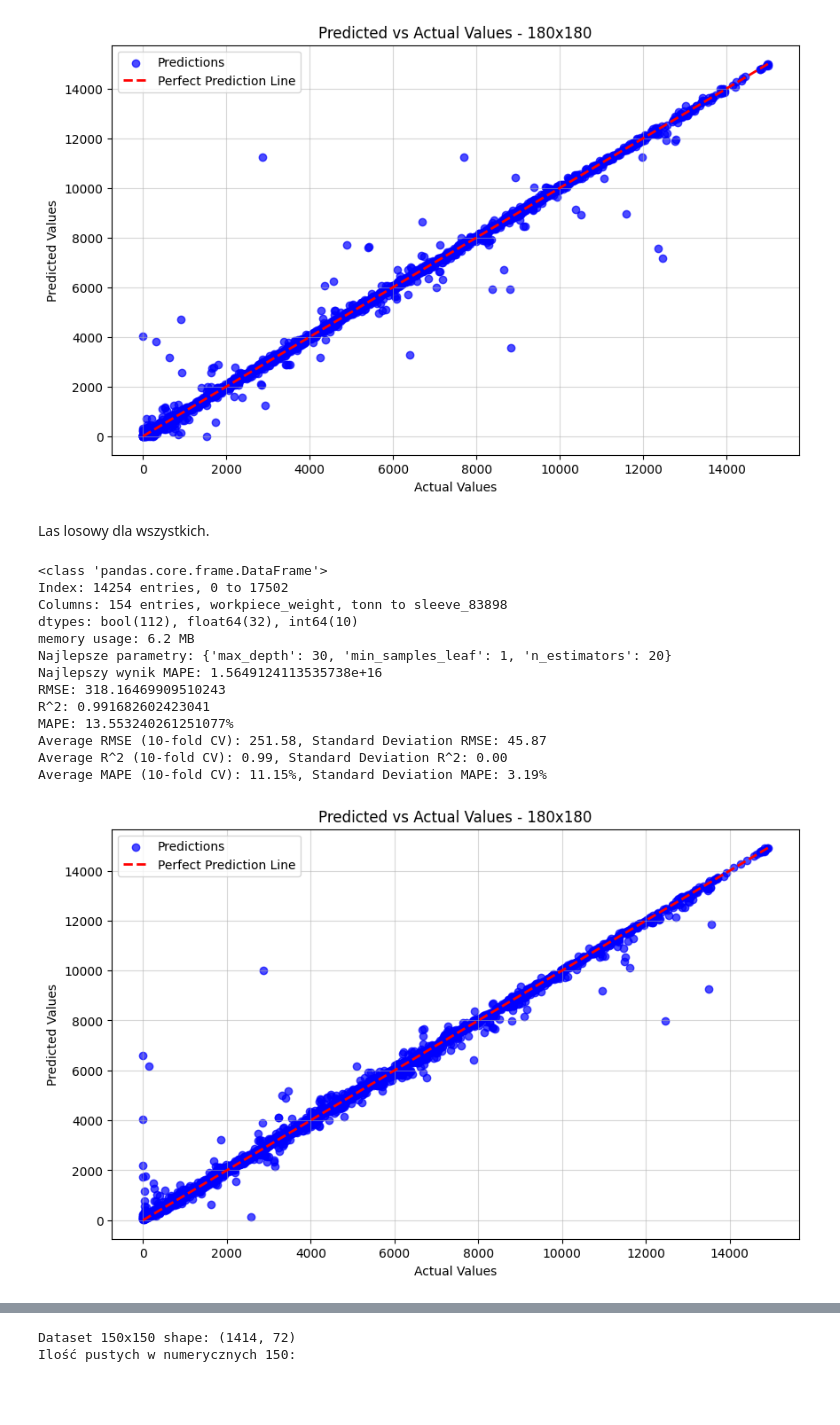
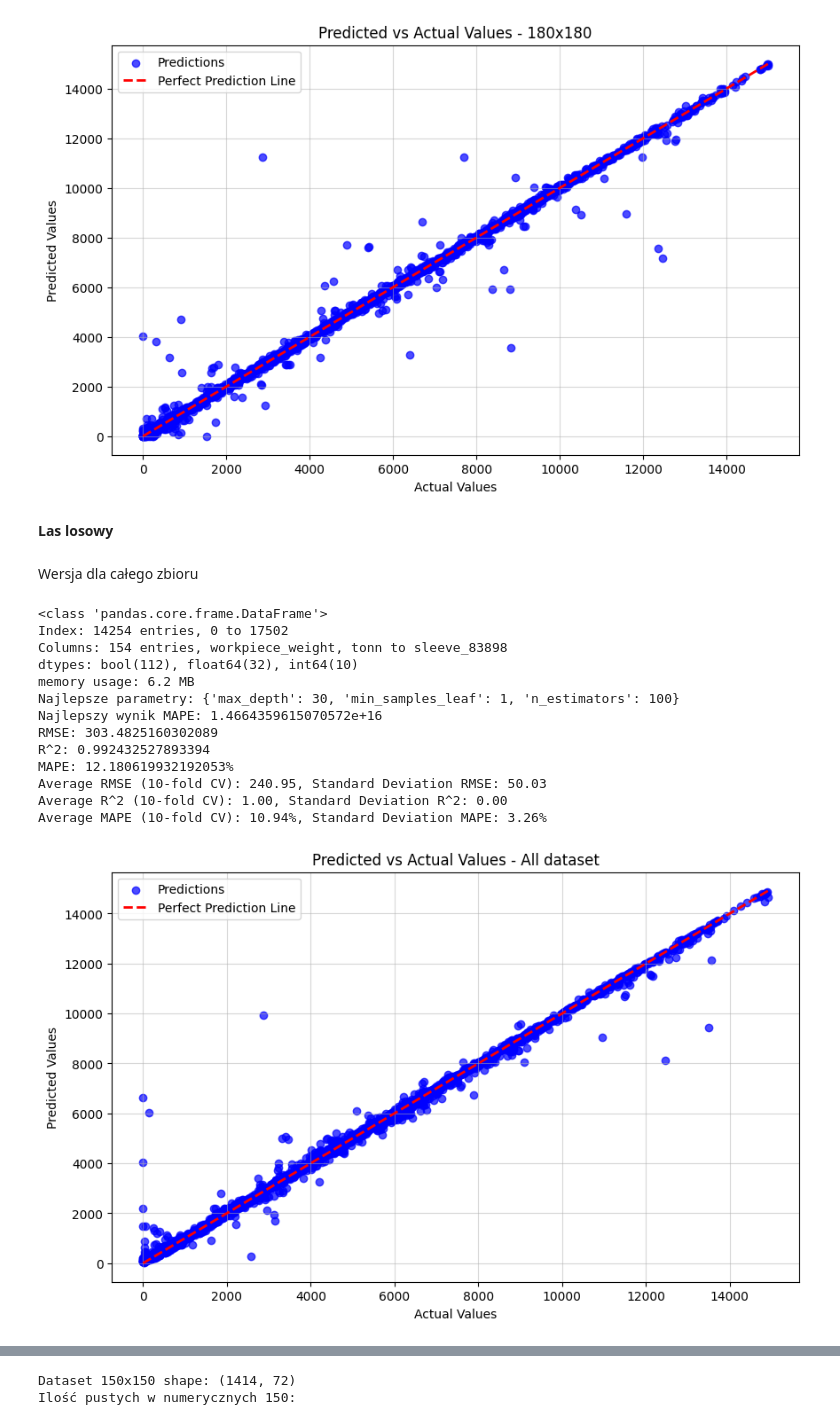
Before and after one commit to marus03/Engineer-s-Thesis, a Jupyter notebook: Untitled.ipynb, the cells around one changed output, grey strips where cells are left out. Saved outputs shown, nothing was run; the diff lists cells and outputs as text; code cells hidden in the pictures; blank space fills up the shorter version.

```diff
--- a/Untitled.ipynb
+++ b/Untitled.ipynb
@@ -72,6 +66,8 @@ dtype: float64
 # %% [markdown]
 Brakujące wartości Na podstawie zawartej informacji o % udziale pustych wartości w kolumnach możemy podjąć decyzję o usunięciu następujących kolumn: a) residuals_grab2, tonn b) technical_trim, tonn c) Sn, % d) Ce, % Ponaddto usunąć możemy dane zawierające datę, ponieważ zakładamy że zachowana została zasada i.i.d. (Independent and identically distributed), co oznacza, że nasze dany były zbierane w niezmieniających się warunkach i kolejnośc ich występowania nie ma dla nas znaczenia. a) date b) time_temperature_measurement1 c) time_temperature_measurement d)sample_time_continuous_caster 2 Na koniec usuwamy wiersze, gdzie wartości z kolumny RUL są puste (nie możemy uzupełnić kolumny z wartościami objaśnianymi) oraz wiersze, gdzie brakujące wartości występują w kolumnach "kind" oraz "quantity", ponieważ są to istotne kolumny dla naszej analizy, opisują ilość oraz rodzaj stali.
 # %%
-data = data.drop(["sample_time_continuous_caster", "residuals_grab2, tonn", "technical_trim, tonn", "Sn, %", "Ce, %", "date", "time_temperature_measurement1", "time_temperature_measurement2", "slag_weight_close_grab1, tonn"], axis="columns")
+data = data.drop(["sample_time_continuous_caster", "residuals_grab2, tonn",
+                  "technical_trim, tonn", "Sn, %", "Ce, %", "date", "time_temperature_measurement1",
+                  "time_temperature_measurement2", "slag_weight_close_grab1, tonn"], axis="columns")
 # %%
 data = data.dropna(subset=['RUL'])
@@ -750,8 +514,10 @@ Average RMSE (10-fold CV): 302.09, Standard Deviation RMSE: 46.14
 Average R^2 (10-fold CV): 0.99, Standard Deviation R^2: 0.00
 Average MAPE (10-fold CV): 7.60%, Standard Deviation MAPE: 2.00%
 [figure]
+# %% [markdown]
+**Las losowy**
 # %% [markdown]
-Las losowy dla wszystkich.
+Wersja dla całego zbioru
 # %%
 from sklearn.model_selection import train_test_split, cross_val_score, KFold, GridSearchCV
 from sklearn.ensemble import RandomForestRegressor
@@ -777,7 +543,7 @@ X_train, X_test, y_train, y_test = train_test_split(X, y, test_size=0.2, random_
 
 # Parametry do przetestowania w GridSearch
 param_grid = {
-    'n_estimators': [10, 20],            # Liczba drzew
+    'n_estimators': [100, 200],            # Liczba drzew
     'max_depth': [10, 20, 30],             # Maksymalna głębokość drzewa
     'min_samples_leaf': [1, 2, 5, 10]      # Minimalna liczba próbek w liściu
 }
@@ -820,42 +586,39 @@ mape_scorer = make_scorer(mape, greater_is_better=False)
 
 # Wyniki kroswalidacji dla najlepszego modelu
 rmse_scores = cross_val_score(best_forest_model, X, y, cv=kf, scoring=rmse_scorer)
 print(f"Average RMSE (10-fold CV): {np.mean(np.abs(rmse_scores)):.2f}, Standard Deviation RMSE: {np.std(rmse_scores):.2f}")
 
 r2_scores = cross_val_score(best_forest_model, X, y, cv=kf, scoring='r2')
 print(f"Average R^2 (10-fold CV): {np.mean(r2_scores):.2f}, Standard Deviation R^2: {np.std(r2_scores):.2f}")
 
 mape_scores = cross_val_score(best_forest_model, X, y, cv=kf, scoring=mape_scorer)
 print(f"Average MAPE (10-fold CV): {np.mean(np.abs(mape_scores)):.2f}%, Standard Deviation MAPE: {np.std(mape_scores):.2f}%")
 
 # Rysowanie wykresu Predykcja vs Rzeczywiste wartości
 plt.figure(figsize=(10, 6))
 
-# Scatter plot
 plt.scatter(y_test, y_pred, alpha=0.7, color='blue', label='Predictions')
 plt.plot([y_test.min(), y_test.max()], [y_test.min(), y_test.max()], color='red', linestyle='--', linewidth=2, label='Perfect Prediction Line')
 
-# Adding labels and title
 plt.title("Predicted vs Actual Values - All dataset")
 plt.xlabel("Actual Values")
 plt.ylabel("Predicted Values")
 plt.legend()
 plt.grid(alpha=0.5)
 
-# Display plot
 plt.show()
 # %% [output]
 <class 'pandas.core.frame.DataFrame'>
 Index: 14254 entries, 0 to 17502
 Columns: 154 entries, workpiece_weight, tonn to sleeve_83898
 dtypes: bool(112), float64(32), int64(10)
 memory usage: 6.2 MB
-Najlepsze parametry: {'max_depth': 30, 'min_samples_leaf': 1, 'n_estimators': 20}
-Najlepszy wynik MAPE: 1.5649124113535738e+16
-RMSE: 318.16469909510243
-R^2: 0.991682602423041
-MAPE: 13.553240261251077%
-Average RMSE (10-fold CV): 251.58, Standard Deviation RMSE: 45.87
-Average R^2 (10-fold CV): 0.99, Standard Deviation R^2: 0.00
-Average MAPE (10-fold CV): 11.15%, Standard Deviation MAPE: 3.19%
+Najlepsze parametry: {'max_depth': 30, 'min_samples_leaf': 1, 'n_estimators': 100}
+Najlepszy wynik MAPE: 1.4664359615070572e+16
+RMSE: 303.4825160302089
+R^2: 0.992432527893394
+MAPE: 12.180619932192053%
+Average RMSE (10-fold CV): 240.95, Standard Deviation RMSE: 50.03
+Average R^2 (10-fold CV): 1.00, Standard Deviation R^2: 0.00
+Average MAPE (10-fold CV): 10.94%, Standard Deviation MAPE: 3.26%
-[figure, old version]
+[figure, new version]
```
Also changed, not shown: parts of 53 cells of this notebook.
